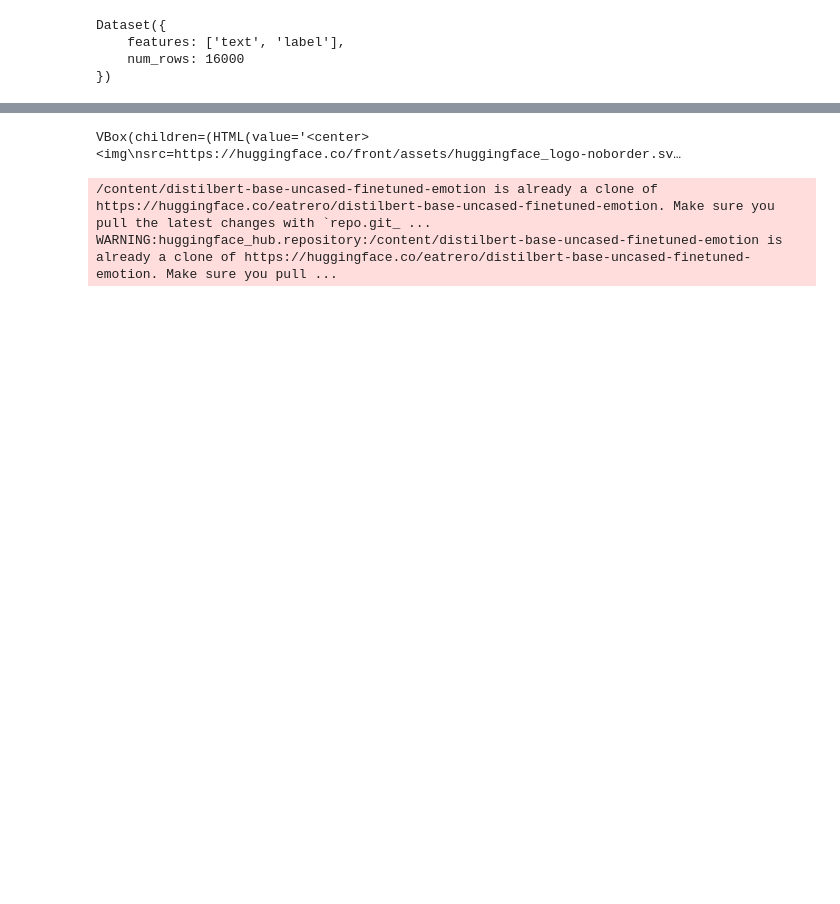
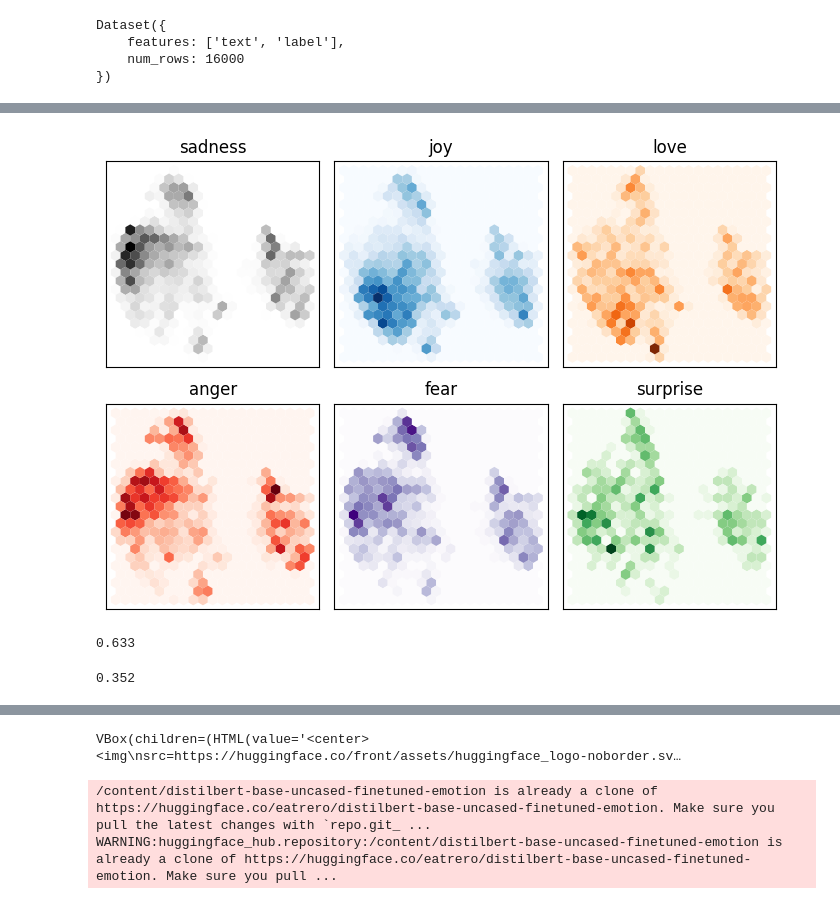
Before and after one commit to eatrero/nlp-with-transformers, a Jupyter notebook: chap_2_text_classification.ipynb, the cells around one changed output, grey strips where cells are left out. Saved outputs shown, nothing was run; the diff lists cells and outputs as text; code cells hidden in the pictures; blank space fills up the shorter version.

```diff
--- a/chap_2_text_classification.ipynb
+++ b/chap_2_text_classification.ipynb
@@ -98,0 +214,3 @@ model = (AutoModelForSequenceClassification
+# %%
+inputs = {k:v.to(device) for k,v in inputs.items()}
+print(inputs)
@@ -98,0 +256,7 @@ model = (AutoModelForSequenceClassification
+# %%
+import numpy as np
+X_train = np.array(emotions_hidden["train"]["hidden_state"])
+X_valid = np.array(emotions_hidden["validation"]["hidden_state"])
+y_train = np.array(emotions_hidden["train"]["label"])
+y_valid = np.array(emotions_hidden["validation"]["label"])
+X_train.shape, X_valid.shape
@@ -98,0 +267,11 @@ model = (AutoModelForSequenceClassification
+# %%
+from umap import UMAP
+from sklearn.preprocessing import MinMaxScaler
+
+# Scale features to [0,1] range
+X_scaled = MinMaxScaler().fit_transform(X_train)
+# Initialize and fit UMAP
+mapper = UMAP(n_components=2, metric="cosine").fit(X_scaled)
+# Create a DataFrame of 2D embeddings
+df_emb = pd.DataFrame(mapper.embedding_, columns=["X","Y"])
+df_emb["label"] = y_train
@@ -98,0 +299,36 @@ model = (AutoModelForSequenceClassification
+# %%
+fig, axes = plt.subplots(2, 3, figsize=(7,5))
+axes = axes.flatten()
+cmaps = ["Greys", "Blues", "Oranges", "Reds", "Purples", "Greens"]
+labels = emotions["train"].features["label"].names
+
+for i, (label, cmap) in enumerate(zip(labels, cmaps)):
+    df_emb_sub = df_emb.query(f"label == {i}")
+    axes[i].hexbin(df_emb_sub["X"], df_emb_sub["Y"], cmap=cmap,
+                  gridsize=20, linewidths=(0,))
+    axes[i].set_title(label)
+    axes[i].set_xticks([]), axes[i].set_yticks([])
+
+plt.tight_layout()
+plt.show()
+# %% [output]
+[figure, added]
+# %%
+from sklearn.linear_model import LogisticRegression
+
+# We increase `max_iter` to guarantee convergence
+lr_clf = LogisticRegression(max_iter=3000)
+lr_clf.fit(X_train, y_train)
+lr_clf.score(X_valid, y_valid)
+# %% [output]
+0.633
+# %%
+# compare to a dummy classifier that picks the most frequent class
+
+from sklearn.dummy import DummyClassifier
+
+dummy_clf = DummyClassifier(strategy="most_frequent")
+dummy_clf.fit(X_train, y_train)
+dummy_clf.score(X_valid, y_valid)
+# %% [output]
+0.352
```
Also changed, not shown: parts of 50 cells of this notebook.
